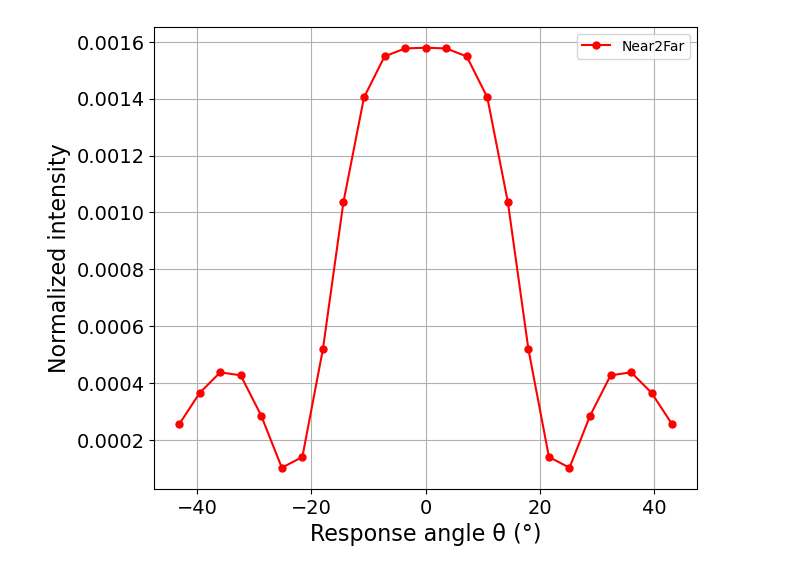
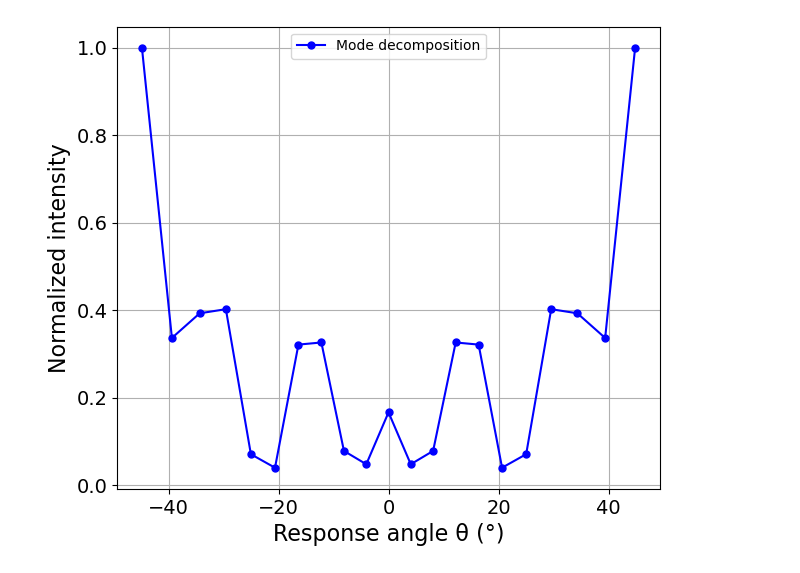
Before and after one commit to M2nion/EIDL, a Jupyter notebook: Tool/Meep/LGD/LGD setup/Mode decomposition/Kyungmin/2025/08/05/Singlelayer/Mode decomposition/FOM fourier field/OLED_Singlelayer_modedecomposition_structureo.ipynb, the cells around one changed output. Saved outputs shown, nothing was run; the diff lists cells and outputs as text; code cells hidden in the pictures.

```diff
--- a/Tool/Meep/LGD/LGD setup/Mode decomposition/Kyungmin/2025/08/05/Singlelayer/Mode decomposition/FOM fourier field/OLED_Singlelayer_modedecomposition_structureo.ipynb
+++ b/Tool/Meep/LGD/LGD setup/Mode decomposition/Kyungmin/2025/08/05/Singlelayer/Mode decomposition/FOM fourier field/OLED_Singlelayer_modedecomposition_structureo.ipynb
@@ -400,51 +462,51 @@ theta_deg  = np.degrees(np.arcsin(ratio_clip))
 
 P_fft = np.abs(E_k)**2 * (k0 * np.cos(np.radians(theta_deg)))
 
-angle_min = -30
-angle_max =  35
+angle_min = -45
+angle_max =  45
 mask      = (theta_deg >= angle_min) & (theta_deg <= angle_max)
 
 theta_sel  = theta_deg[mask]
 P_fft_sel  = P_fft[mask]
 P_fft_sel /= np.max(P_fft_sel)
 
 # plt.figure(figsize=(6,6))
 # plt.plot(theta_sel, P_fft_sel, 'bo-', markersize=5,)
 # # plt.plot(k_angle, k, 'r-', markersize=5, label = "Near2Far")
 
 # plt.xlabel("Response angle θ (°)", fontsize=16)
 # plt.ylabel("Normalized intensity", fontsize=16)
 # plt.xlim(angle_min, angle_max)
 # plt.xticks(fontsize=14)
 # plt.yticks(fontsize=14)
 # plt.grid(True)
 # plt.legend()
 # plt.show()
 plt.figure(figsize=(7,6))
-# plt.plot(
-#     theta_sel,
-#     P_fft_sel,
-#     # linestyle='-',
-#     linestyle='none',
-#     marker='o',
-#     markersize=5,
-#     color='blue',            # 선 색 지정
-#     markeredgecolor='blue',  # 마커 테두리 색
-#     markerfacecolor='none',  # 마커 내부 빈칸
-#     label='Mode decomposition'
-# )
+plt.plot(
+    theta_sel,
+    P_fft_sel,
+    linestyle='-',
+    # linestyle='none',
+    marker='o',
+    markersize=5,
+    color='blue',            # 선 색 지정
+    markeredgecolor='blue',  # 마커 테두리 색
+    # markerfacecolor='none',  # 마커 내부 빈칸
+    label='Mode decomposition'
+)
 # plt.title("[ -30° ~ +30° ]", fontsize = 20)
-plt.plot(k_angle, k, 'ro-', markersize=5, label = "Near2Far")
+# plt.plot(k_angle, k, 'ro-', markersize=5, label = "Near2Far")
 plt.xlabel("Response angle θ (°)", fontsize=16)
 plt.ylabel("Normalized intensity", fontsize=16)
 # plt.xlim(angle_min, angle_max)
 plt.xticks(fontsize=14)
 plt.yticks(fontsize=14)
 plt.grid(True)
 plt.legend()
 plt.show()
 # %% [output]
-[figure, old version]
+[figure, new version]
 # %%
 import numpy as np
 import matplotlib.pyplot as plt
```
Also changed, not shown: parts of 13 cells of this notebook, 5 other files.
